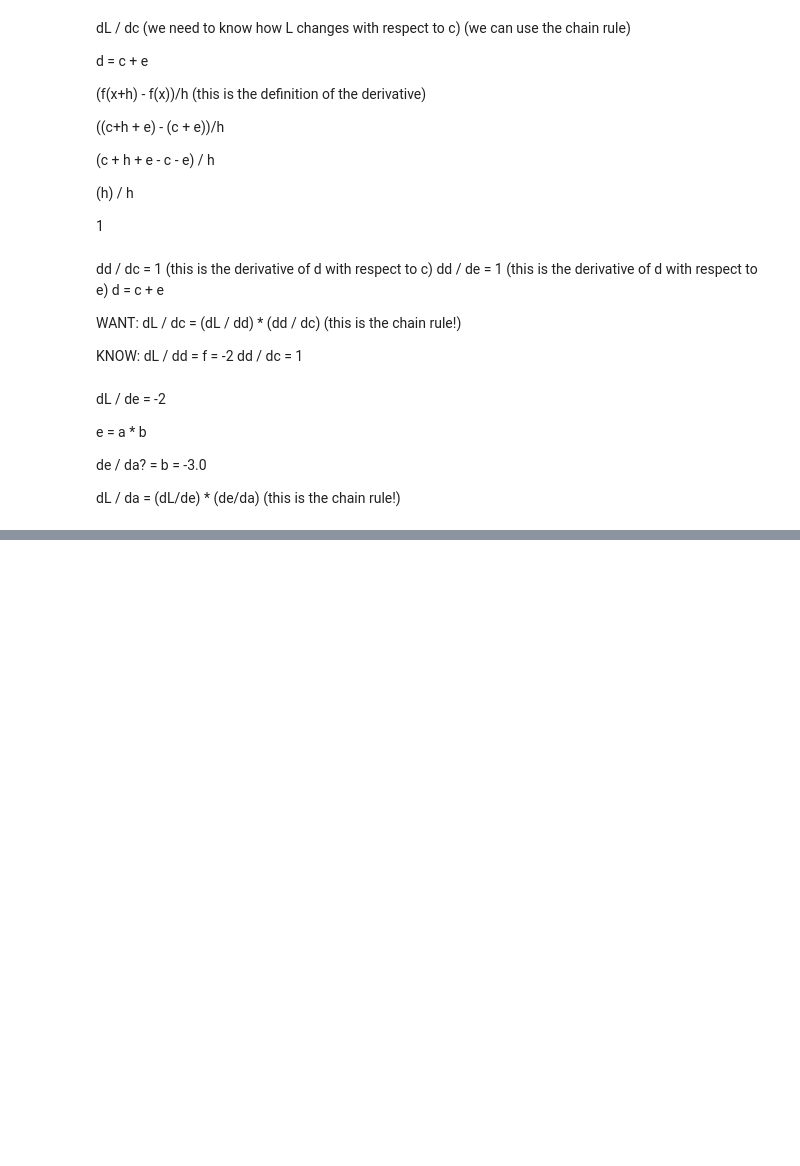
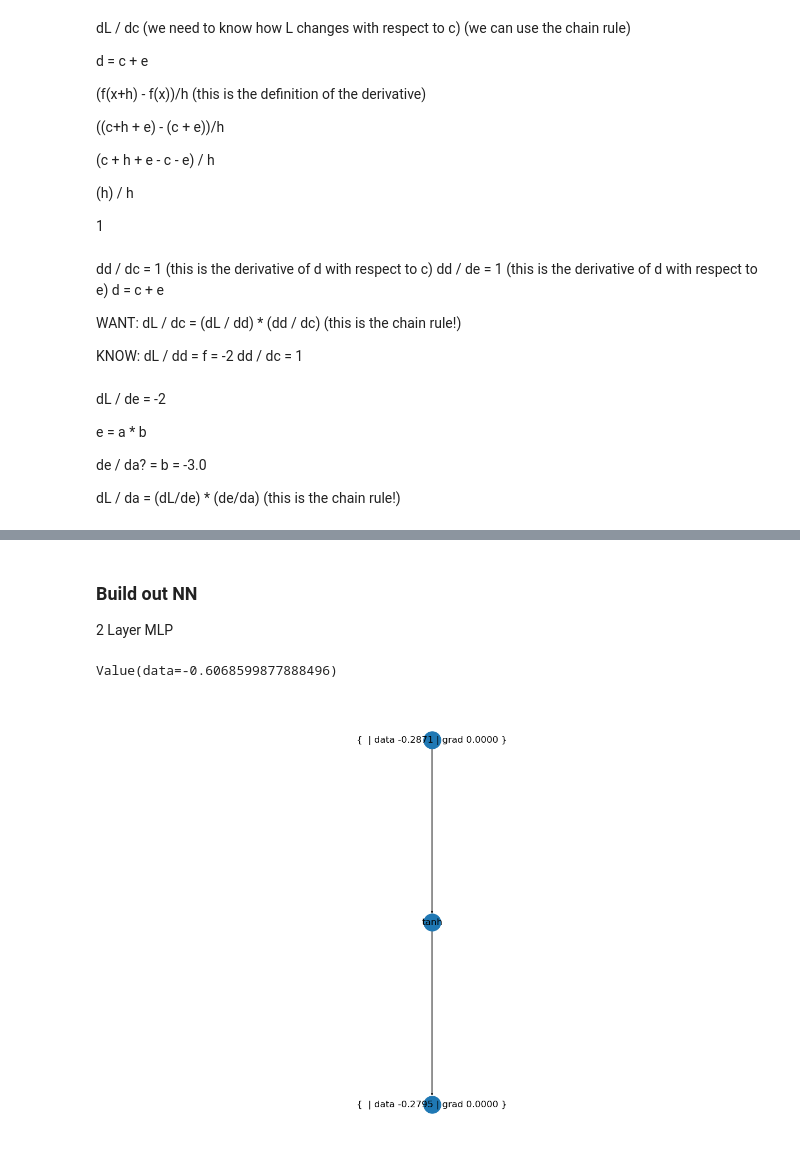
Before and after one commit to cake-dev/NeuralNetworks, a Jupyter notebook: micrograd_scratch_nn.ipynb, the cells around one changed output, grey strips where cells are left out. Saved outputs shown, nothing was run; the diff lists cells and outputs as text; code cells hidden in the pictures; blank space fills up the shorter version.

```diff
--- a/micrograd_scratch_nn.ipynb
+++ b/micrograd_scratch_nn.ipynb
@@ -303,0 +339,3 @@ o.grad = 1.0 # 1 is do/dn (the derivative of the output with respect to the neur
+# %% [markdown]
+### Build out NN
+2 Layer MLP
@@ -303,0 +344,42 @@ o.grad = 1.0 # 1 is do/dn (the derivative of the output with respect to the neur
+# %%
+class Neuron:
+
+        def __init__(self, nin):
+            self.w = (Value(random.uniform(-1, 1)) for _ in range(nin))
+            self.b = Value(random.uniform(-1, 1))
+
+        def __call__(self, x):
+            # w * x + b
+            act = sum((wi*xi for wi, xi in zip(self.w, x)), self.b)
+            out = act.tanh()
+            return out
+
+class Layer:
+
+    def __init__(self, nin, nout):
+        self.neurons = [Neuron(nin) for _ in range(nout)]
+
+    def __call__(self, x):
+        outs = [n(x) for n in self.neurons]
+        return outs[0] if len(outs) == 1 else outs
+
+class MLP:
+
+        def __init__(self, nin, nouts):
+            sz = [nin] + nouts
+            self.layers = [Layer(sz[i], sz[i+1]) for i in range(len(nouts))]
+
+        def __call__(self, x):
+            for layer in self.layers:
+                x = layer(x)
+            return x
+
+x = [2.0, 3.0, -1.0]
+n = MLP(3, [4, 4, 1])
+n(x)
+# %% [output]
+Value(data=-0.6068599877888496)
+# %%
+draw_graph(n(x)) # FIXME Need graphviz on linux for this to work
+# %% [output]
+[figure, added]
```
Also changed, not shown: parts of 38 cells of this notebook.
